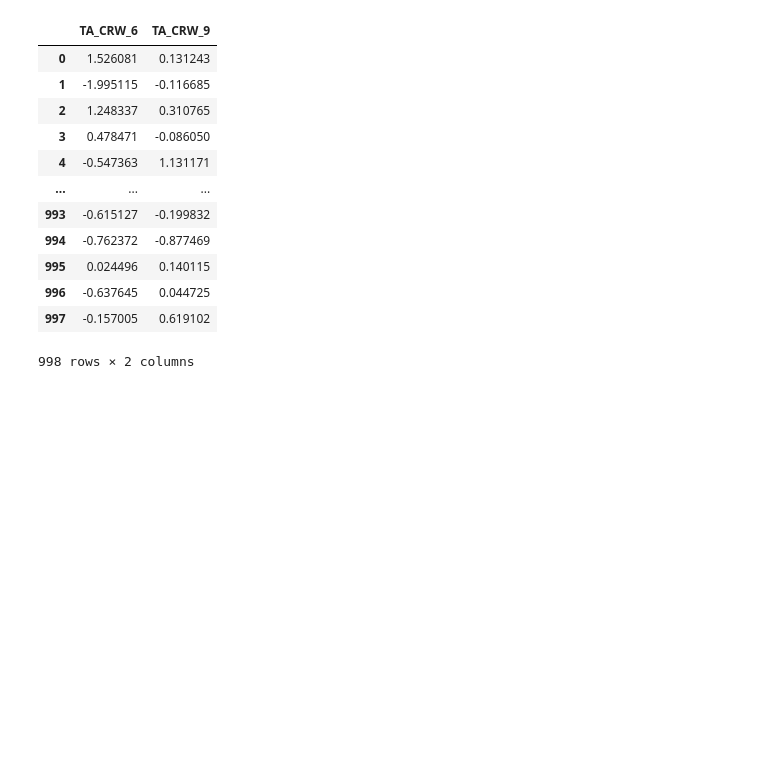
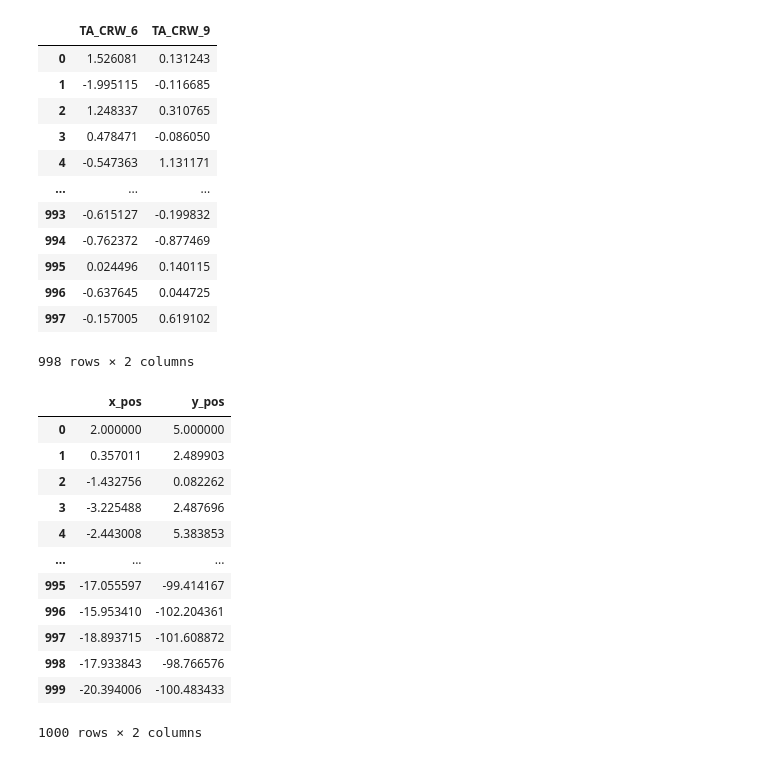
Before and after one commit to CharCAFI/Topico-de-Industria-I, a Jupyter notebook: Assignment2/Assignment2.ipynb, the cells around one changed output. Cells and saved outputs as stored; diff of their text form; code cells hidden in the pictures; blank space fills up the shorter version.

```diff
--- a/Assignment2/Assignment2.ipynb
+++ b/Assignment2/Assignment2.ipynb
@@ -335,3 +335,21 @@ met_tad
 | 996 | -0.637645 | 0.044725 |
 | 997 | -0.157005 | 0.619102 |
 998 rows × 2 columns
+# %%
+MSD_BM_6 = pd.read_csv('brownian_3.csv')
+MSD_CRW_6= pd.read_csv('crw_6_6.csv')
+MSD_BM_6
+# %% [output]
+|  | x_pos | y_pos |
+| 0 | 2.000000 | 5.000000 |
+| 1 | 0.357011 | 2.489903 |
+| 2 | -1.432756 | 0.082262 |
+| 3 | -3.225488 | 2.487696 |
+| 4 | -2.443008 | 5.383853 |
+| ... | ... | ... |
+| 995 | -17.055597 | -99.414167 |
+| 996 | -15.953410 | -102.204361 |
+| 997 | -18.893715 | -101.608872 |
+| 998 | -17.933843 | -98.766576 |
+| 999 | -20.394006 | -100.483433 |
+1000 rows × 2 columns
```
